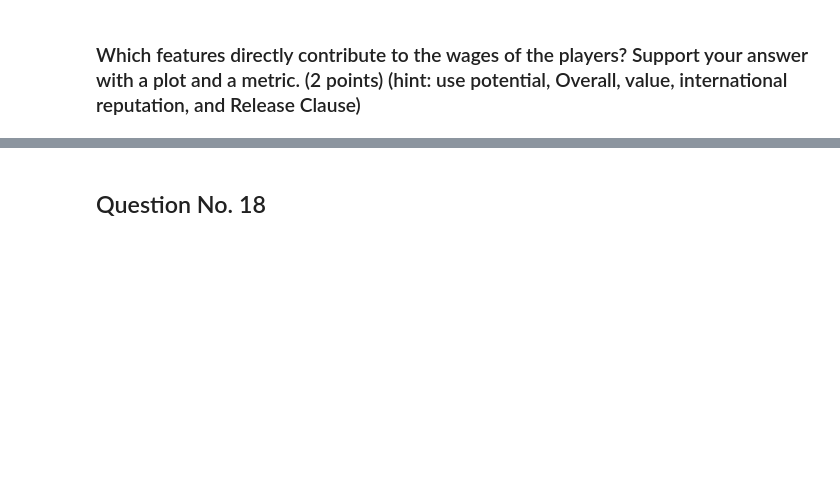
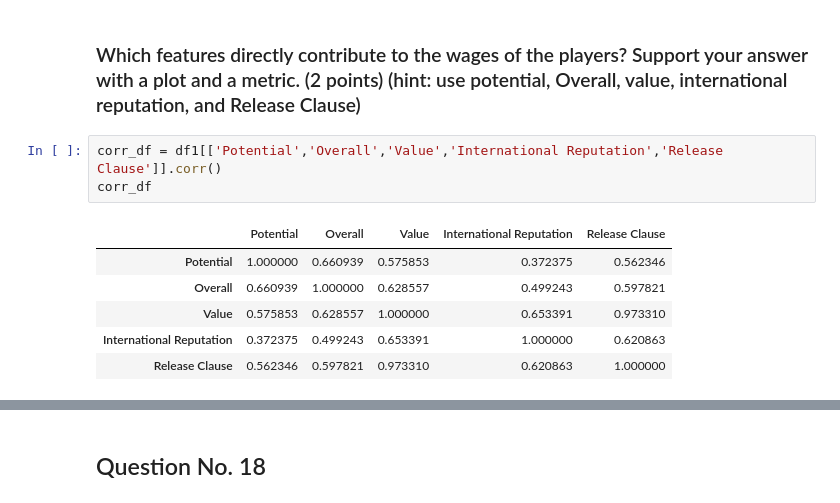
Before and after one commit to Pal-Kuldeep/KuldeepPal_Project_1_Python_For_DS, a Jupyter notebook: PDS_.ipynb, the cells around one changed output, grey strips where cells are left out. Drawn from its saved outputs; the diff is of its cells as text; blank space fills up the shorter version.

```diff
--- a/PDS_.ipynb
+++ b/PDS_.ipynb
@@ -355,4 +1021,14 @@ plt.show()
 ## Question No. 17
 # %% [markdown]
 ### Which features directly contribute to the wages of the players? Support your answer with a plot and a metric. (2 points) (hint: use potential, Overall, value, international reputation, and Release Clause)
+# %%
+corr_df = df1[['Potential','Overall','Value','International Reputation','Release Clause']].corr()
+corr_df
+# %% [output]
+|  | Potential | Overall | Value | International Reputation | Release Clause |
+| Potential | 1.000000 | 0.660939 | 0.575853 | 0.372375 | 0.562346 |
+| Overall | 0.660939 | 1.000000 | 0.628557 | 0.499243 | 0.597821 |
+| Value | 0.575853 | 0.628557 | 1.000000 | 0.653391 | 0.973310 |
+| International Reputation | 0.372375 | 0.499243 | 0.653391 | 1.000000 | 0.620863 |
+| Release Clause | 0.562346 | 0.597821 | 0.973310 | 0.620863 | 1.000000 |
 # %%
```
Also changed, not shown: parts of 74 cells of this notebook.
